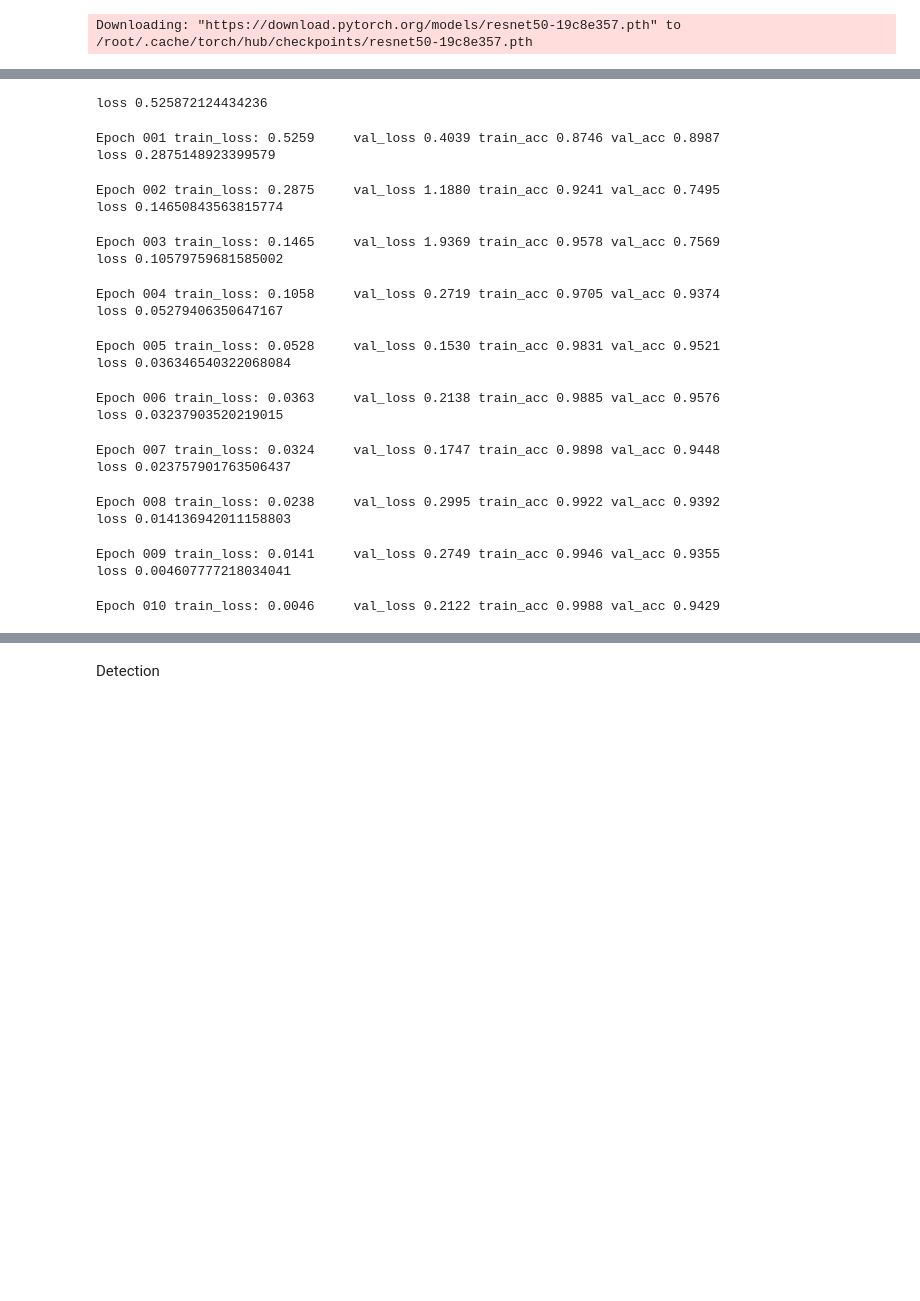
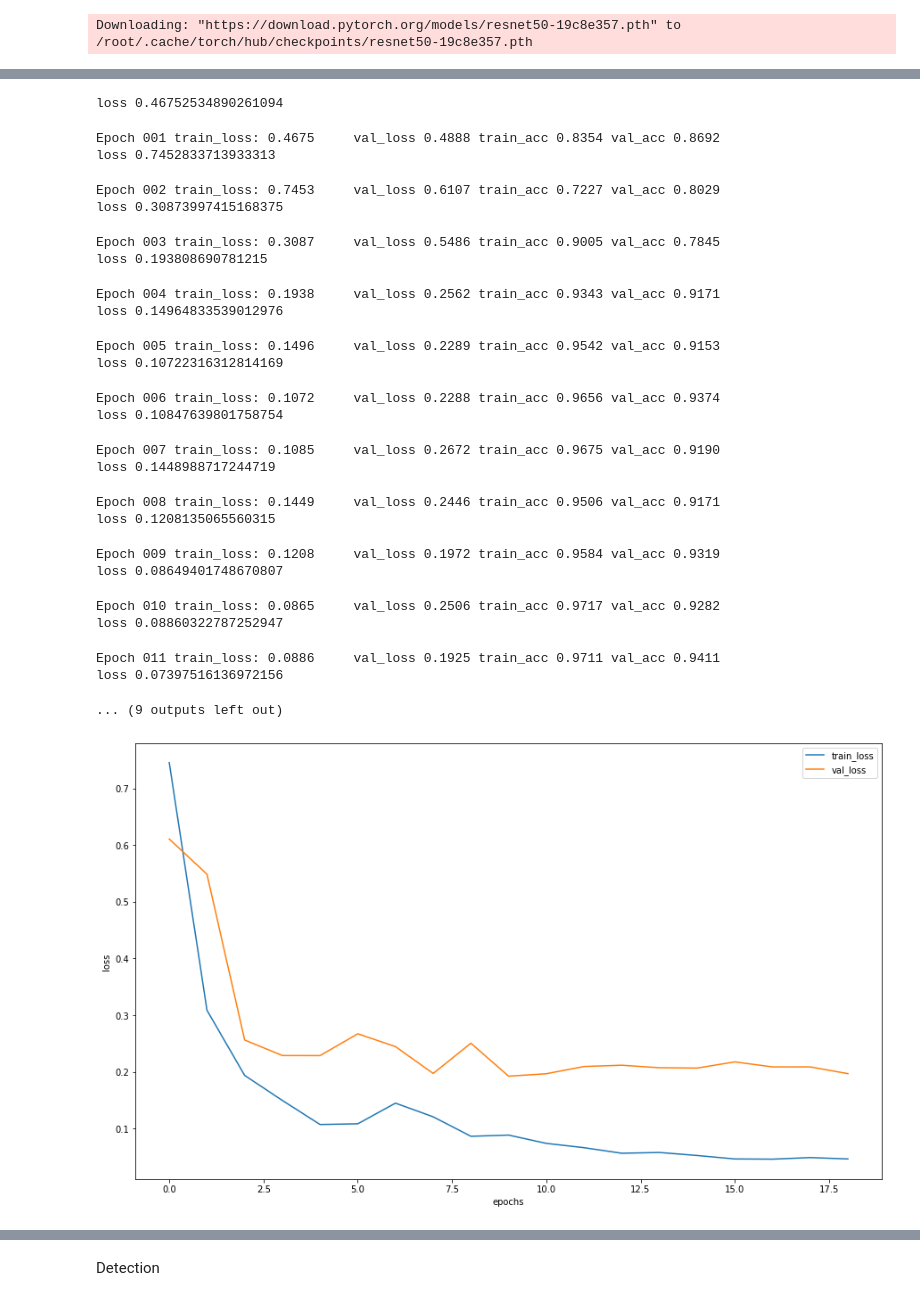
Before and after one commit to KostenokLisa/Coin_project, a Jupyter notebook: coins_detection.ipynb, the cells around one changed output, grey strips where cells are left out. Saved outputs shown, nothing was run; the diff lists cells and outputs as text; code cells hidden in the pictures; blank space fills up the shorter version.

```diff
--- a/coins_detection.ipynb
+++ b/coins_detection.ipynb
@@ -107,14 +89,8 @@ DEVICE = torch.device("cuda")
 # %%
 class CoinsDataset(Dataset):
-    """
-    Датасет с картинками, который паралельно подгружает их из папок
-    производит скалирование и превращение в торчевые тензоры
-    """
     def __init__(self, files, mode):
         super().__init__()
-        # список файлов для загрузки
         self.files = sorted(files)
-        # режим работы
         self.mode = mode
 
         if self.mode not in DATA_MODES:
@@ -141,14 +117,16 @@ class CoinsDataset(Dataset):
         return image
 
     def __getitem__(self, index):
-        # для преобразования изображений в тензоры PyTorch и нормализации входа
+        # transforming images to tensors
         transform_test = transforms.Compose([
             transforms.ToTensor(),
             transforms.Normalize([0.485, 0.456, 0.406], [0.229, 0.224, 0.225])
         ])
         transform_train =  transforms.Compose([
             transforms.ToTensor(),
-            transforms.Normalize([0.485, 0.456, 0.406], [0.229, 0.224, 0.225])
+            transforms.Normalize([0.485, 0.456, 0.406], [0.229, 0.224, 0.225]),
+            #transforms.RandomVerticalFlip(),
+            transforms.RandomRotation(degrees=180),
         ])
 
         x = self.load_sample(self.files[index])
@@ -307,7 +209,7 @@ model_1.fc = nn.Sequential(
     nn.BatchNorm1d(1024),
     nn.Linear(1024, 128),
     nn.ReLU(),
-    nn.Linear(128, 15)
+    nn.Linear(128, 5)
 )
 # %% [output]
 Downloading: "https://download.pytorch.org/models/resnet50-19c8e357.pth" to /root/.cache/torch/hub/checkpoints/resnet50-19c8e357.pth
@@ -430,25 +335,40 @@ if val_dataset is None:
 
 train_dataset = CoinsDataset(train_files, mode='train')
 # %%
-history = train(train_dataset, val_dataset, model=my_cnn_1, epochs=10, batch_size=32)
+history = train(train_dataset, val_dataset, model=my_cnn_1, epochs=20, batch_size=48)
 # %% [output]
-loss 0.525872124434236
+loss 0.46752534890261094
-Epoch 001 train_loss: 0.5259     val_loss 0.4039 train_acc 0.8746 val_acc 0.8987
-loss 0.2875148923399579
+Epoch 001 train_loss: 0.4675     val_loss 0.4888 train_acc 0.8354 val_acc 0.8692
+loss 0.7452833713933313
-Epoch 002 train_loss: 0.2875     val_loss 1.1880 train_acc 0.9241 val_acc 0.7495
-loss 0.14650843563815774
+Epoch 002 train_loss: 0.7453     val_loss 0.6107 train_acc 0.7227 val_acc 0.8029
+loss 0.30873997415168375
-Epoch 003 train_loss: 0.1465     val_loss 1.9369 train_acc 0.9578 val_acc 0.7569
-loss 0.10579759681585002
+Epoch 003 train_loss: 0.3087     val_loss 0.5486 train_acc 0.9005 val_acc 0.7845
+loss 0.193808690781215
-Epoch 004 train_loss: 0.1058     val_loss 0.2719 train_acc 0.9705 val_acc 0.9374
-loss 0.05279406350647167
+Epoch 004 train_loss: 0.1938     val_loss 0.2562 train_acc 0.9343 val_acc 0.9171
+loss 0.14964833539012976
-Epoch 005 train_loss: 0.0528     val_loss 0.1530 train_acc 0.9831 val_acc 0.9521
-loss 0.036346540322068084
+Epoch 005 train_loss: 0.1496     val_loss 0.2289 train_acc 0.9542 val_acc 0.9153
+loss 0.10722316312814169
-Epoch 006 train_loss: 0.0363     val_loss 0.2138 train_acc 0.9885 val_acc 0.9576
-loss 0.03237903520219015
+Epoch 006 train_loss: 0.1072     val_loss 0.2288 train_acc 0.9656 val_acc 0.9374
+loss 0.10847639801758754
-Epoch 007 train_loss: 0.0324     val_loss 0.1747 train_acc 0.9898 val_acc 0.9448
-loss 0.023757901763506437
+Epoch 007 train_loss: 0.1085     val_loss 0.2672 train_acc 0.9675 val_acc 0.9190
+loss 0.1448988717244719
-Epoch 008 train_loss: 0.0238     val_loss 0.2995 train_acc 0.9922 val_acc 0.9392
-loss 0.014136942011158803
+Epoch 008 train_loss: 0.1449     val_loss 0.2446 train_acc 0.9506 val_acc 0.9171
+loss 0.1208135065560315
-Epoch 009 train_loss: 0.0141     val_loss 0.2749 train_acc 0.9946 val_acc 0.9355
-loss 0.004607777218034041
+Epoch 009 train_loss: 0.1208     val_loss 0.1972 train_acc 0.9584 val_acc 0.9319
+loss 0.08649401748670807
-Epoch 010 train_loss: 0.0046     val_loss 0.2122 train_acc 0.9988 val_acc 0.9429
+Epoch 010 train_loss: 0.0865     val_loss 0.2506 train_acc 0.9717 val_acc 0.9282
+loss 0.08860322787252947
+Epoch 011 train_loss: 0.0886     val_loss 0.1925 train_acc 0.9711 val_acc 0.9411
+loss 0.07397516136972156
+... (9 outputs left out)
+# %%
+plt.figure(figsize=(15, 9))
+loss, acc, val_loss, val_acc = zip(*history)
+plt.plot(loss[1::], label="train_loss")
+plt.plot(val_loss[1::], label="val_loss")
+plt.legend(loc='best')
+plt.xlabel("epochs")
+plt.ylabel("loss")
+plt.show()
+# %% [output]
+[figure, added]
```
Also changed, not shown: parts of 52 cells of this notebook.
